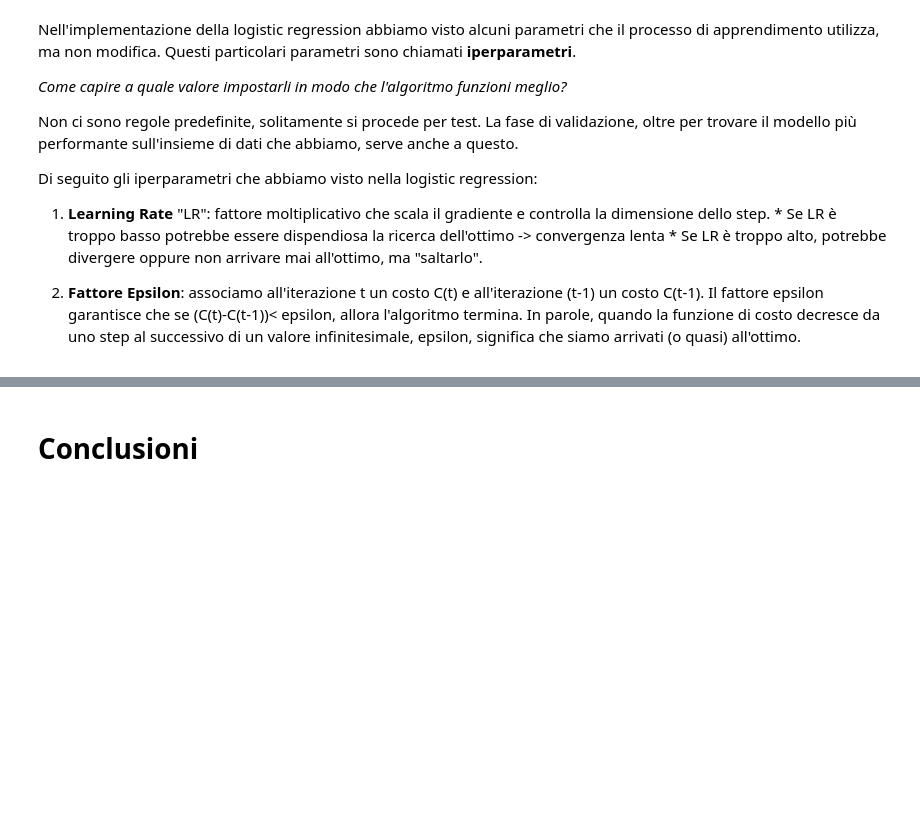
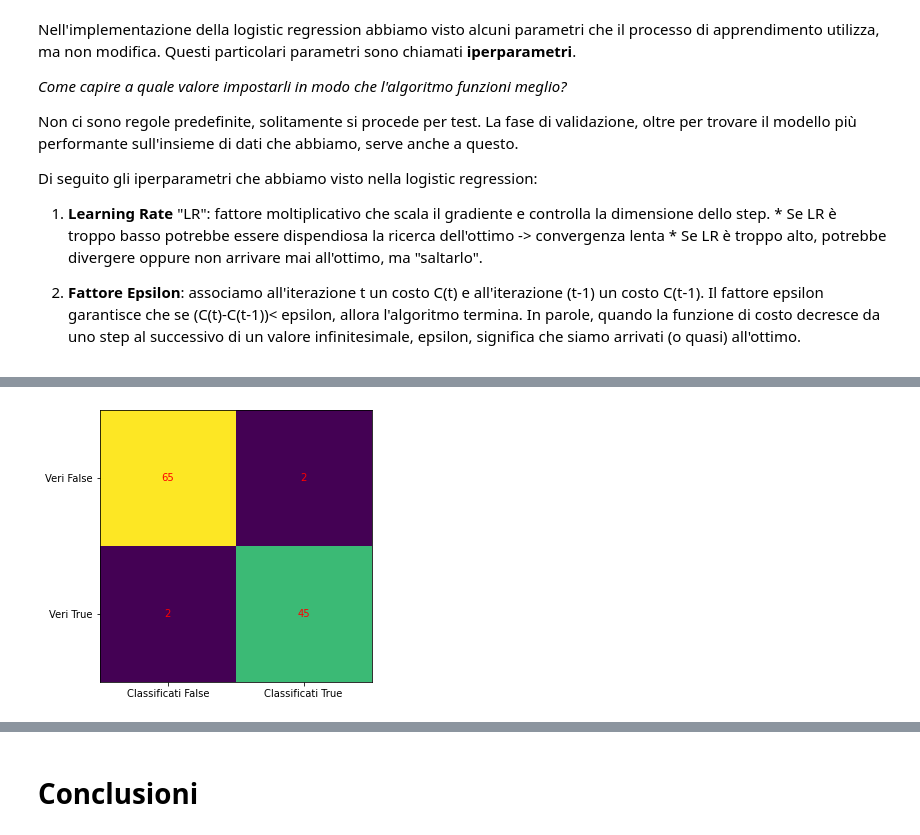
Before and after one commit to alessiapontiggia/LABIAGI-project, a Jupyter notebook: breast_cancer_classifier.ipynb, the cells around one changed output, grey strips where cells are left out. Cells and saved outputs as stored; diff of their text form; code cells hidden in the pictures; blank space fills up the shorter version.

```diff
--- a/breast_cancer_classifier.ipynb
+++ b/breast_cancer_classifier.ipynb
@@ -695,0 +800,32 @@ Migliore accuracy ottenuta = 90.0%, con LR = 0.06454806820215762 e fattore epsil
+# %%
+from sklearn.datasets import load_breast_cancer
+
+# importo dataset
+dat = load_breast_cancer()
+
+# riscrivo i dati
+li_target = [1 if x==0 else 0 for x in list(dat.target)]   # binary target 0 (B) or 1 (M)
+li_ftrs = list(dat.feature_names)                          # lista delle features
+df = pd.DataFrame(dat.data[:,:], columns=li_ftrs)
+X = df
+y = pd.Series(li_target)
+
+# divido in train e test
+X_train, X_test, y_train, y_test = train_test_split(X, y, test_size=0.2, random_state=0)
+
+# preprocessamento dei dati con standardizzazione
+sc = StandardScaler()
+X_train = sc.fit_transform(X_train)
+X_test = sc.fit_transform(X_test)
+
+# addestramento del modello con logistic regression
+clf_lr = LogisticRegression(class_weight='balanced', dual=False,
+          fit_intercept=True, intercept_scaling=1, max_iter=200,
+          n_jobs=1, random_state=0, tol=0.0001, verbose=0, warm_start=False)
+
+# test del modello
+lr = clf_lr.fit(X_train, y_train)
+predictions = lr.predict(X_test)
+
+# report di accuracy - precision - recall - f1 score
+print(classification_report(y_test, predictions))
@@ -695,0 +858,14 @@ Migliore accuracy ottenuta = 90.0%, con LR = 0.06454806820215762 e fattore epsil
+# %%
+cm = confusion_matrix(y_test, predictions)
+fig, ax = plt.subplots(figsize=(5, 5))
+ax.imshow(cm)
+ax.grid(False)
+ax.xaxis.set(ticks=(0, 1), ticklabels=('Classificati False', 'Classificati True'))
+ax.yaxis.set(ticks=(0, 1), ticklabels=('Veri False', 'Veri True'))
+ax.set_ylim(1.5, -0.5)
+for i in range(2):
+    for j in range(2):
+        ax.text(j, i, cm[i, j], ha='center', va='center', color='red')
+plt.show()
+# %% [output]
+[figure, added]
```
Also changed, not shown: parts of 41 cells of this notebook.
